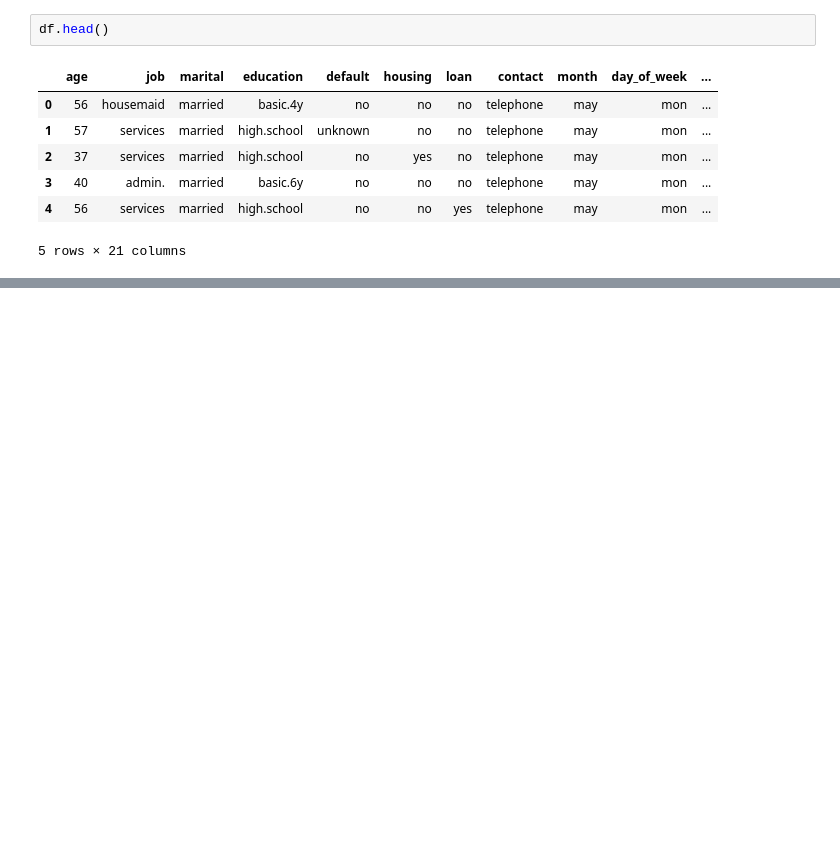
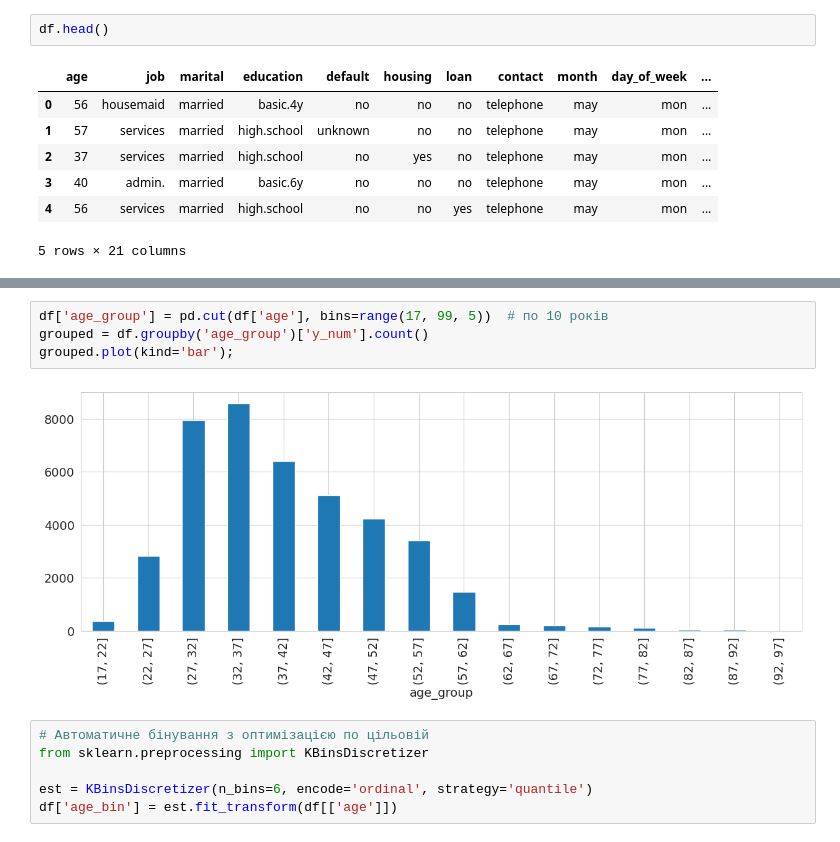
Before and after one commit to Alenushka2013/Bank-Marketing-Dataset-Machine-Learning-Project, a Jupyter notebook: Mid_term_Project.ipynb, the cells around one changed output, grey strips where cells are left out. Cells and saved outputs as stored; diff of their text form; blank space fills up the shorter version.

```diff
--- a/Mid_term_Project.ipynb
+++ b/Mid_term_Project.ipynb
@@ -158,0 +326,12 @@ memory usage: 6.6+ MB
+# %%
+df['age_group'] = pd.cut(df['age'], bins=range(17, 99, 5))  # по 10 років
+grouped = df.groupby('age_group')['y_num'].count()
+grouped.plot(kind='bar');
+# %% [output]
+[figure, added]
+# %%
+# Автоматичне бінування з оптимізацією по цільовій
+from sklearn.preprocessing import KBinsDiscretizer
+
+est = KBinsDiscretizer(n_bins=6, encode='ordinal', strategy='quantile')
+df['age_bin'] = est.fit_transform(df[['age']])
```
Also changed, not shown: parts of 110 cells of this notebook.
